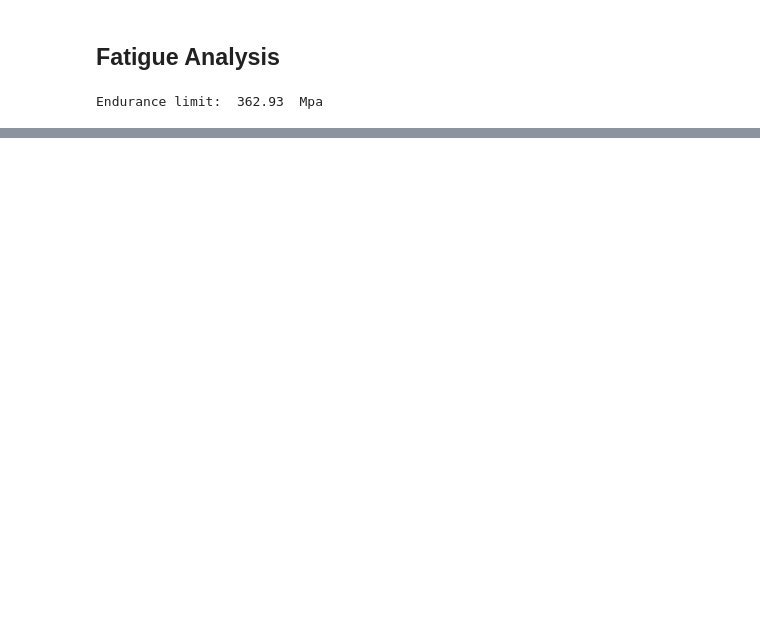
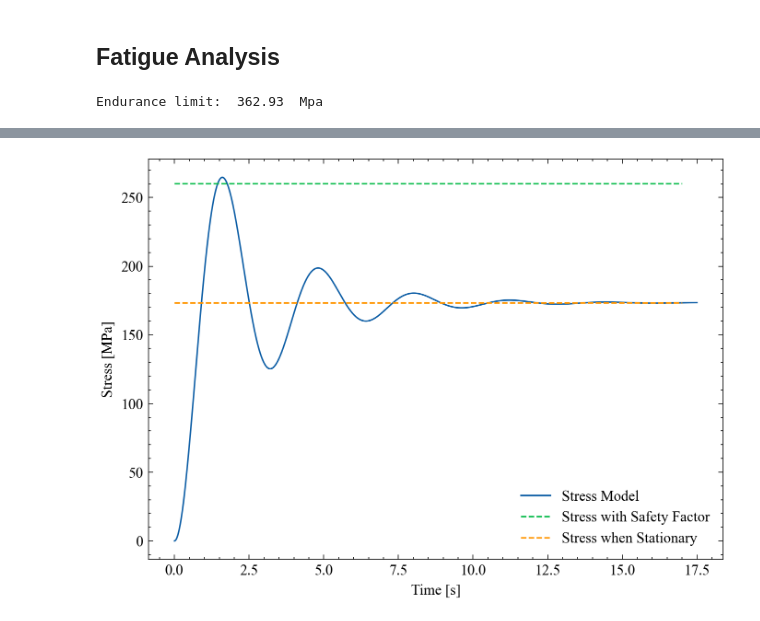
Before and after one commit to MichaszJ/Notebooks, a Jupyter notebook: AER606 Project - Iteration 2.ipynb, the cells around one changed output, grey strips where cells are left out. Saved outputs shown, nothing was run; the diff lists cells and outputs as text; code cells hidden in the pictures; blank space fills up the shorter version.

```diff
--- a/AER606 Project - Iteration 2.ipynb
+++ b/AER606 Project - Iteration 2.ipynb
@@ -124 +132,17 @@ plt.show()
+# %%
+plt.figure(dpi=230, figsize=(7,5))
+plt.style.use(['science', 'no-latex'])
+
+plt.plot(t1, y1, label='Stress Model')
+
+plt.plot([0, 17], [max_beam_stress/1e6, max_beam_stress/1e6], linestyle='--', label='Stress with Safety Factor')
+plt.plot([0, 17], [max_beam_stress/(1.5*1e6), max_beam_stress/(1.5*1e6)], linestyle='--', label='Stress when Stationary')
+
+plt.xlabel('Time [s]')
+plt.ylabel('Stress [MPa]')
+
+plt.legend()
+plt.show()
+# %% [output]
+[figure, added]
 # %%
```
Also changed, not shown: parts of 10 cells of this notebook.
